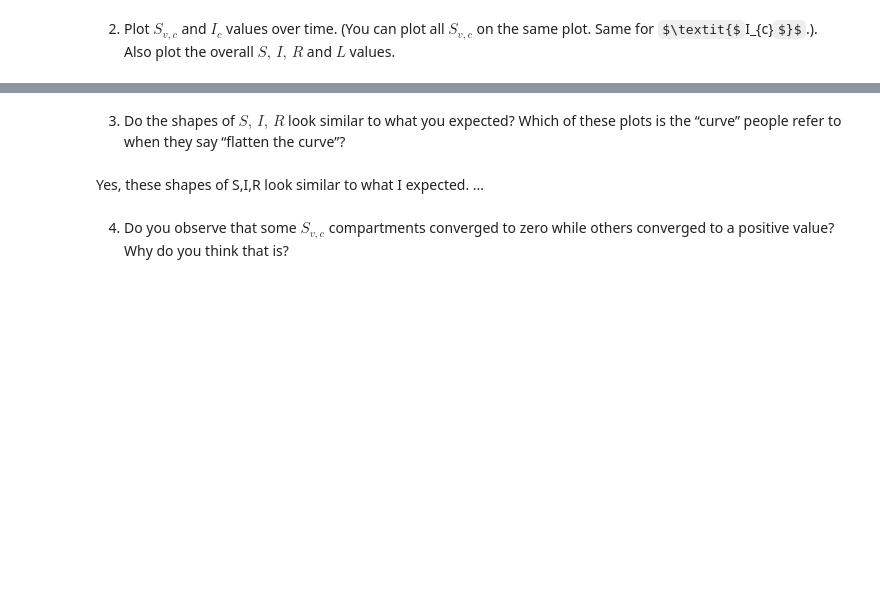
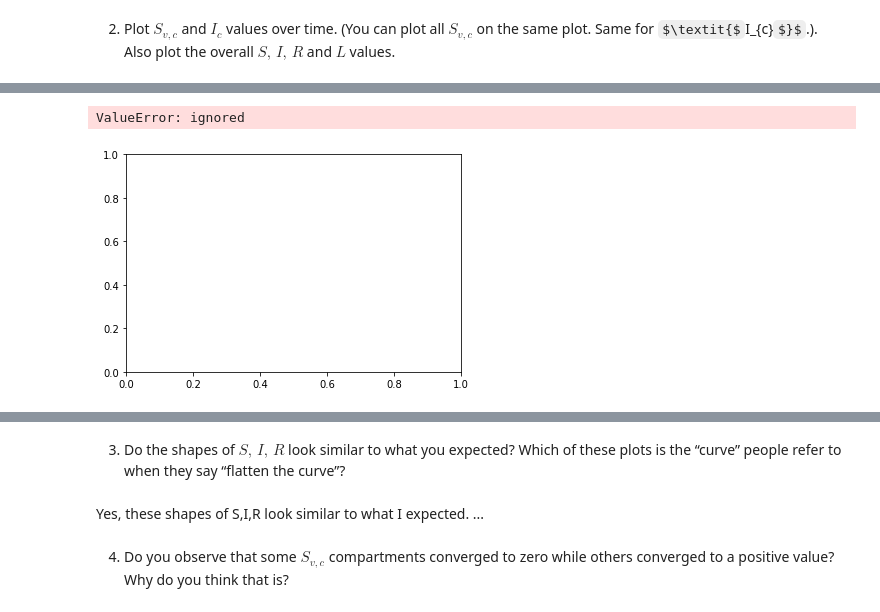
Before and after one commit to Yanbing-Judy/190DD-Project, a Jupyter notebook: Project_Part1a_new.ipynb, the cells around one changed output, grey strips where cells are left out. Saved outputs shown, nothing was run; the diff lists cells and outputs as text; code cells hidden in the pictures; some formulas as TeX source; blank space fills up the shorter version.

```diff
--- a/Project_Part1a_new.ipynb
+++ b/Project_Part1a_new.ipynb
@@ -94,5 +131,13 @@ plt.show()
 # %%
-# Ic_over_time
-for i in range (16,20):
-    Ic_over_time=sol.y[i]
-    sns.oineplot(sol.t,)
+# S_overall
+
+for i in range(16):
+  S_overall = sol.y[i].sum()
+
+plt.figure()
+plt.plot(sol.t, S_overall, label="S(t)")
+
+plt.show()
+# %% [output]
+ValueError: ignored
+[figure, added]
```
Also changed, not shown: parts of 9 cells of this notebook.
